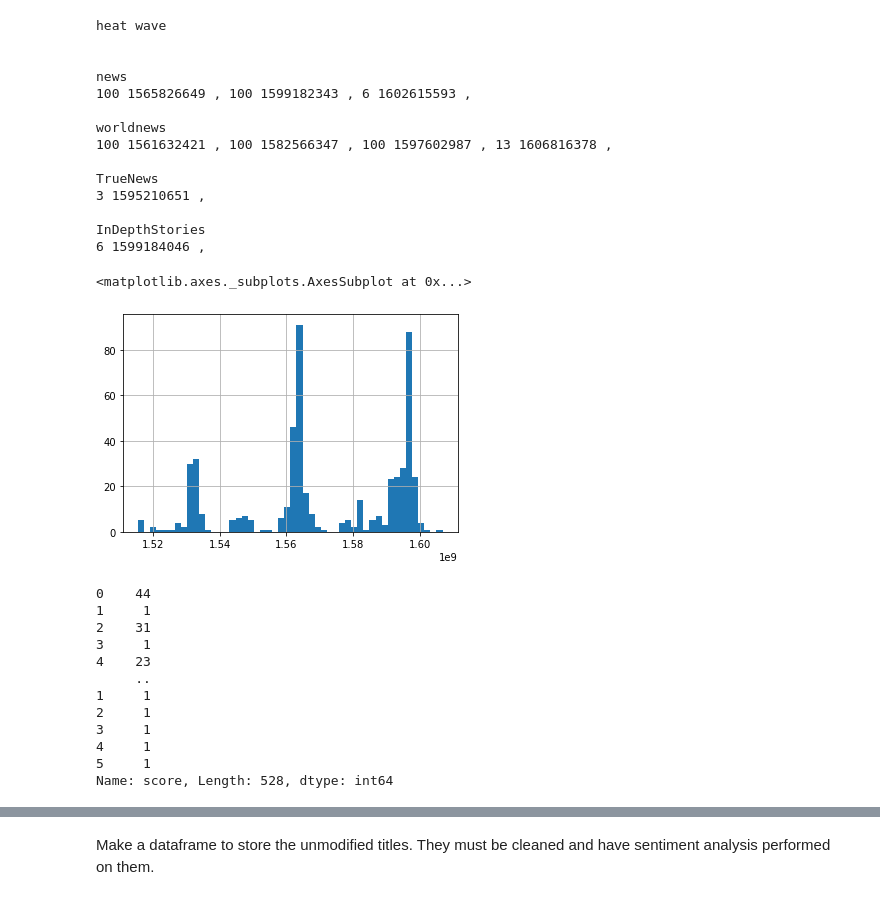
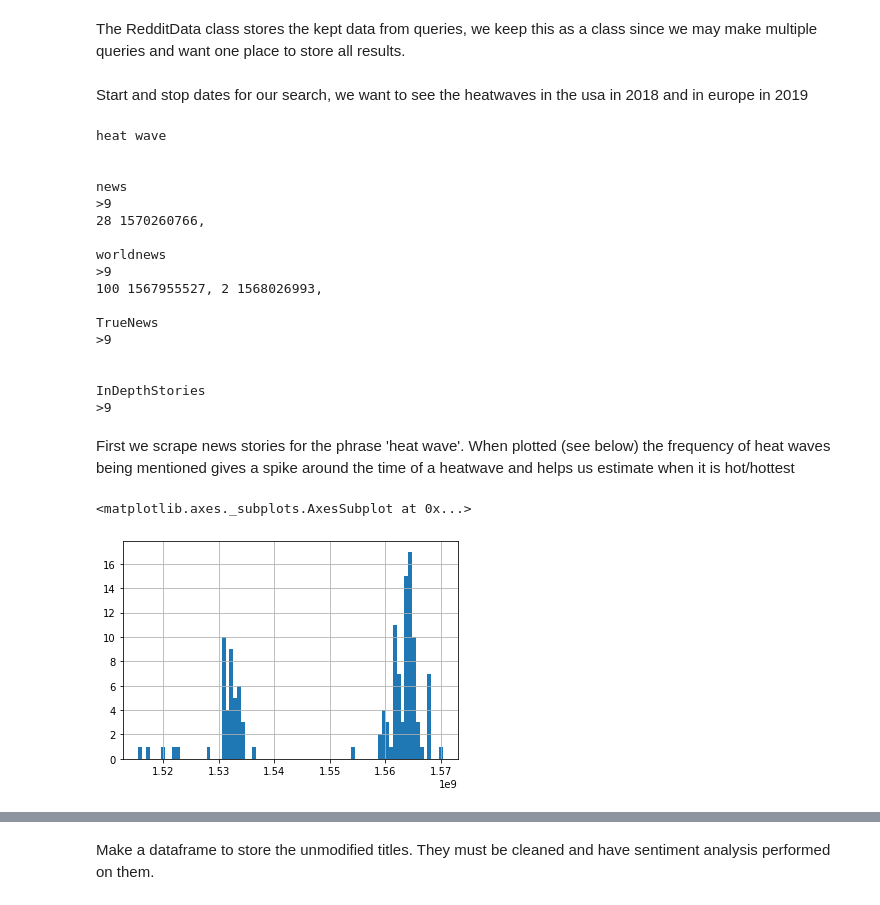
Before and after one commit to rubenkerkhofs/modern-data-analytics, a Jupyter notebook: RedditScrape.ipynb, the cells around one changed output, grey strips where cells are left out. Drawn from its saved outputs; the diff is of its cells as text; code cells hidden in the pictures.

```diff
--- a/RedditScrape.ipynb
+++ b/RedditScrape.ipynb
@@ -9,14 +9,11 @@ from time import sleep
 import json
 import random
 # %%
-def getPushshiftData(query, after, before, sub, endpoint = 'submission', size = 25, score = '>9'):
+def getPushshiftData(query, after, before, score, sub, endpoint = 'submission', size = 25):
     url = 'https://api.pushshift.io/reddit/search/' + endpoint
-    parameters = {'subreddit': sub, 'title' : query, 'after' : str(after), 'before' : str(before), 'size': 500}
 
-    if endpoint == 'comment':
-        parameters['score'] = '>9'
-        print('comment')
-        print(paramters['score'])
+    parameters = {'subreddit': sub, 'title' : query, 'after' : str(after), 'before' : str(before), 'size': 500, 'score': score}
+
     r = requests.get(url, parameters)
     try:
         data = r.json()
@@ -105,11 +108,12 @@ def extractData(data):
 # %%
-def getNews(query, after, before, sublist = ['news','worldnews','gunpolitics'], endpoint = 'submission'):
+def getNews(query, after, before, endpoint, score, sublist = ['news','worldnews','gunpolitics']):
     combinedDF = pd.DataFrame()
     after0 = after
     for sub in sublist:
         print("\n")
         print(sub)
-        datai = getPushshiftData(query, after0, before, sub, endpoint)
+        print(score)
+        datai = getPushshiftData(query, after0, before, score, sub, endpoint)
         i = 1
         while(len(datai) > 0):
             print(len(datai), end = ' ')
@@ -117,13 +121,13 @@ def getNews(query, after, before, sublist = ['news','worldnews','gunpolitics'],
             combinedDF = combinedDF.append(dataj)
             after = datai[-1]['created_utc']
 
-            print(after, end = ' , ')
+            print(after, end = ', ')
 
             if i % 10 == 0:
                 print("\n")
             i+=1
 
-            datai = getPushshiftData(query, after, before, sub, endpoint)
+            datai = getPushshiftData(query, after, before, score, sub, endpoint)
             sleep(random.random())
 
     return(combinedDF)
@@ -137,7 +143,7 @@ class RedditData:
     def __init__(self):
         pass
 
-    def collect(self, subs, terms, startdate, enddate, endpoint = 'submission'):
+    def collect(self, subs, terms, startdate, enddate, endpoint = 'submission', score = '>0'):
 
         # assert that subs, dates, and terms are nonempty
         assert(len(subs) > 0), "Search a Subreddit"
@@ -152,13 +158,13 @@ class RedditData:
             for term in terms:
                 print(term)
                 self.datalist.append(term)
-                stories = getNews(term, after, before, subs, endpoint)
+                stories = getNews(term, after, before, endpoint, score, subs)
                 stories.insert(0, "Search Term", term)
                 self.dataframe = self.dataframe.append(stories)
 
         else:
             print(terms)
-            stories = getNews(terms, after, before, subs, endpoint)
+            stories = getNews(terms, after, before, endpoint, score, subs)
             stories.insert(0, "Search Term", terms)
             self.dataframe = self.dataframe.append(stories)
 
@@ -170,0 +173,2 @@ stop = '2021/1/1'
+# %% [markdown]
+The RedditData class stores the kept data from queries, we keep this as a class since we may make multiple queries and want one place to store all results.
@@ -171,38 +178,30 @@ stop = '2021/1/1'
+# %% [markdown]
+Start and stop dates for our search, we want to see the heatwaves in the usa in 2018 and in europe in 2019
 # %%
 stories = RedditData()
-stories.collect(['news','worldnews','TrueNews', "InDepthStories"], "heat wave", start,stop)
+stories.collect(['news','worldnews','TrueNews', "InDepthStories"], "heat wave", start,stop, 'submission', '>9')
 # %% [output]
 heat wave
 
 
 news
-100 1565826649 , 100 1599182343 , 6 1602615593 ,
+>9
+28 1570260766,
 
 worldnews
-100 1561632421 , 100 1582566347 , 100 1597602987 , 13 1606816378 ,
+>9
+100 1567955527, 2 1568026993,
 
 TrueNews
-3 1595210651 ,
+>9
+
 
 InDepthStories
-6 1599184046 ,
+>9
+# %% [markdown]
+First we scrape news stories for the phrase 'heat wave'.  When plotted (see below) the frequency of heat waves being mentioned gives a spike around the time of a heatwave and helps us estimate when it is hot/hottest
 # %%
-stories.getdata()['created_utc'].hist(bins = 50)
+stories.getdata()['created_utc'].hist(bins = 80)
 # %% [output]
 <matplotlib.axes._subplots.AxesSubplot at 0x...>
-[figure, old version]
+[figure, new version]
-# %%
-stories.getdata()['score']
-# %% [output]
-0    44
-1     1
-2    31
-3     1
-4    23
-     ..
-1     1
-2     1
-3     1
-4     1
-5     1
-Name: score, Length: 528, dtype: int64
```
Also changed, not shown: parts of 62 cells of this notebook, 2 other files.
